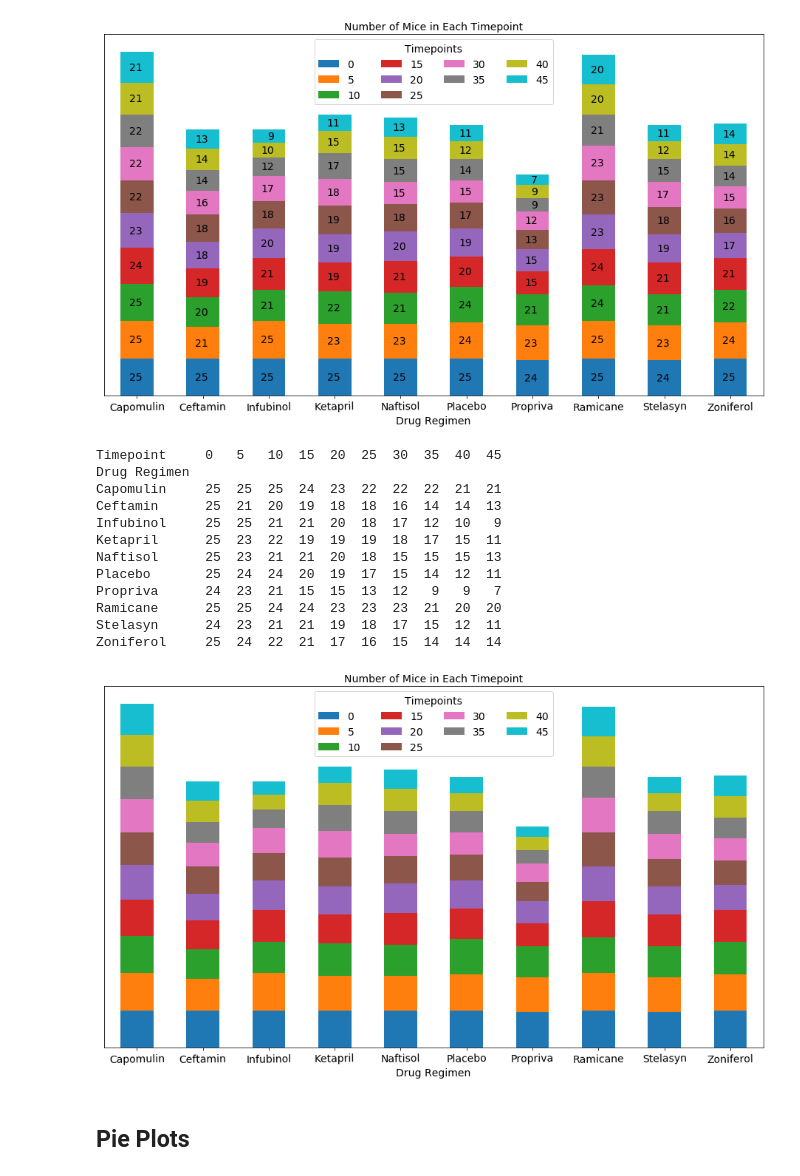
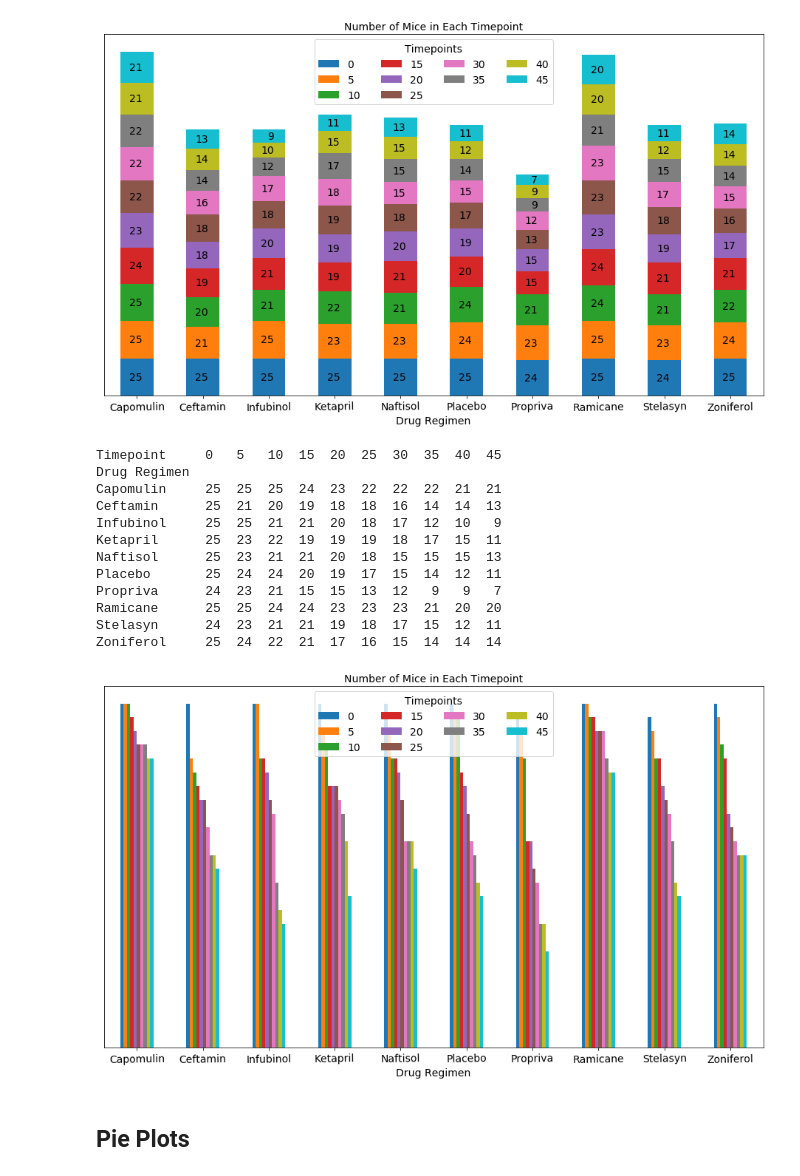
Before and after one commit to DeMauro/Matplotlib-challenge, a Jupyter notebook: Pymaceuticals/pymaceuticals_starter.ipynb, the cells around one changed output. Drawn from its saved outputs; the diff is of its cells as text; code cells hidden in the pictures.

```diff
--- a/Pymaceuticals/pymaceuticals_starter.ipynb
+++ b/Pymaceuticals/pymaceuticals_starter.ipynb
@@ -192,34 +198,35 @@ for rect in barchart.patches:
 # %%
 # Generate a bar plot showing the number of mice per time point for each treatment throughout the course of the
 # study using pyplot.
 
 # maybe just use this table, I am sick of this bar chart
 MathP = Clean_data.groupby(['Drug Regimen', 'Timepoint']).size().unstack()
 print(MathP)
 
-# I truly ran out of time (and patience) on this part of the Homework.  Here is another barchart.  I willing to take an A instead of an A+ :)
+# I truly ran out of time (and patience) on this part of the Homework.  Here is another barchart.  I changed stacked to
+# False just to make it look different (I like the above one better).  I am willing to take an A instead of an A+ :)
 # (Honestly I worked on this for a day and couldn't get it to work, i'm not really giving up, I just have to move on)
 Hate = Clean_data[["Drug Regimen", "Timepoint", "Mouse ID"]]
-Hate.groupby(['Drug Regimen','Timepoint']).size().unstack().plot(kind='bar',stacked=True,figsize=(16,9),rot=1, fontsize=14)
+Hate.groupby(['Drug Regimen','Timepoint']).size().unstack().plot(kind='bar',stacked=False,figsize=(16,9),rot=1, fontsize=14)
 plt.yticks([])
 plt.title('Number of Mice in Each Timepoint',fontsize=14)
 plt.legend(loc=9,ncol=4,title="Timepoints",fontsize=14,title_fontsize=14)
 plt.xlabel("Drug Regimen", fontsize=14)
 plt.show()
 # %% [output]
 Timepoint     0   5   10  15  20  25  30  35  40  45
 Drug Regimen
 Capomulin     25  25  25  24  23  22  22  22  21  21
 Ceftamin      25  21  20  19  18  18  16  14  14  13
 Infubinol     25  25  21  21  20  18  17  12  10   9
 Ketapril      25  23  22  19  19  19  18  17  15  11
 Naftisol      25  23  21  21  20  18  15  15  15  13
 Placebo       25  24  24  20  19  17  15  14  12  11
 Propriva      24  23  21  15  15  13  12   9   9   7
 Ramicane      25  25  24  24  23  23  23  21  20  20
 Stelasyn      24  23  21  21  19  18  17  15  12  11
 Zoniferol     25  24  22  21  17  16  15  14  14  14
-[figure, old version]
+[figure, new version]
 # %% [markdown]
 ## Pie Plots
 # %%
```
Also changed, not shown: parts of 6 cells of this notebook.
